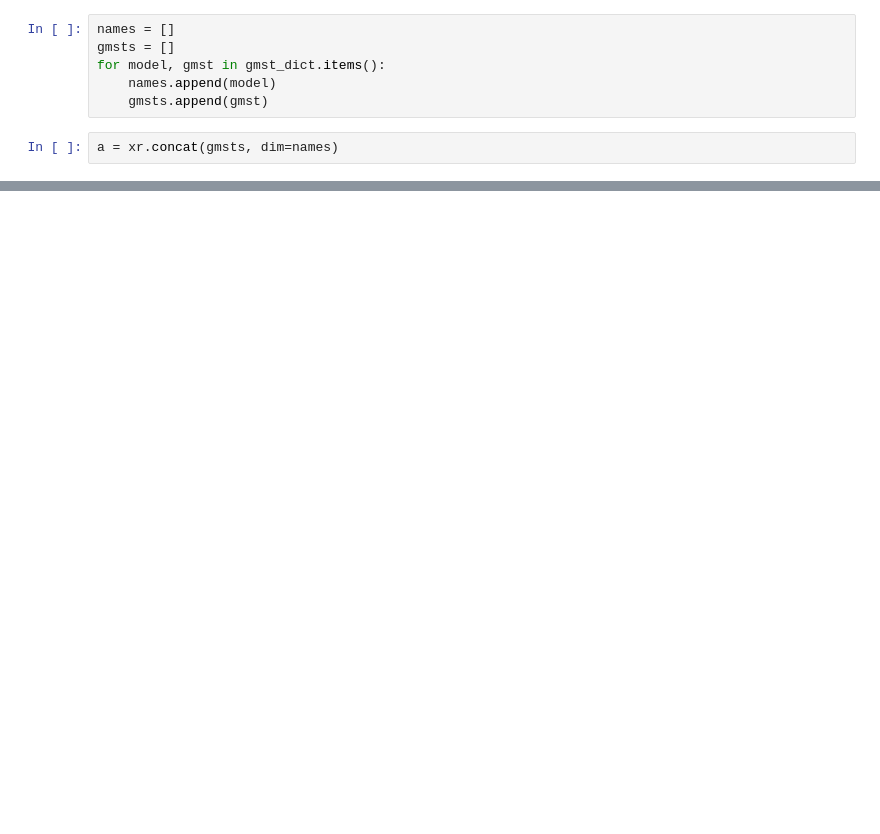
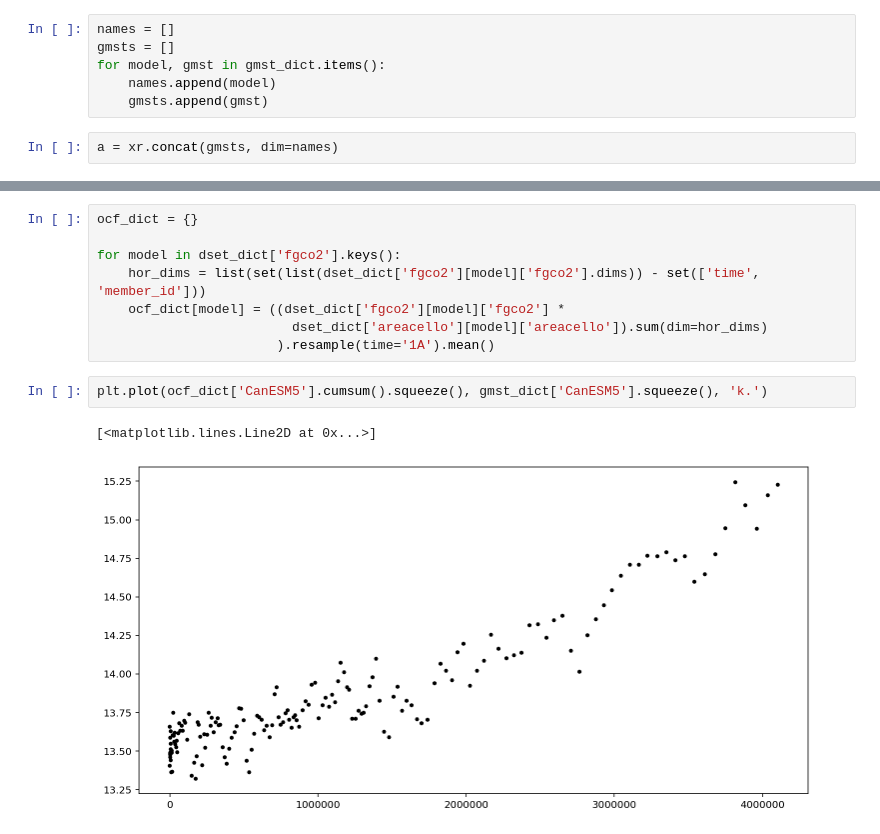
Before and after one commit to swartn/cmip6-test, a Jupyter notebook: notebooks/cmip6_test.ipynb, the cells around one changed output, grey strips where cells are left out. Drawn from its saved outputs; the diff is of its cells as text; blank space fills up the shorter version.

```diff
--- a/notebooks/cmip6_test.ipynb
+++ b/notebooks/cmip6_test.ipynb
@@ -101,0 +108,13 @@ ImportError: Plotting of arrays of cftime.datetime objects or arrays indexed by
+# %%
+ocf_dict = {}
+
+for model in dset_dict['fgco2'].keys():
+    hor_dims = list(set(list(dset_dict['fgco2'][model]['fgco2'].dims)) - set(['time', 'member_id']))
+    ocf_dict[model] = ((dset_dict['fgco2'][model]['fgco2'] *
+                         dset_dict['areacello'][model]['areacello']).sum(dim=hor_dims)
+                       ).resample(time='1A').mean()
+# %%
+plt.plot(ocf_dict['CanESM5'].cumsum().squeeze(), gmst_dict['CanESM5'].squeeze(), 'k.')
+# %% [output]
+[<matplotlib.lines.Line2D at 0x...>]
+[figure, added]
```
Also changed, not shown: parts of 6 cells of this notebook.
